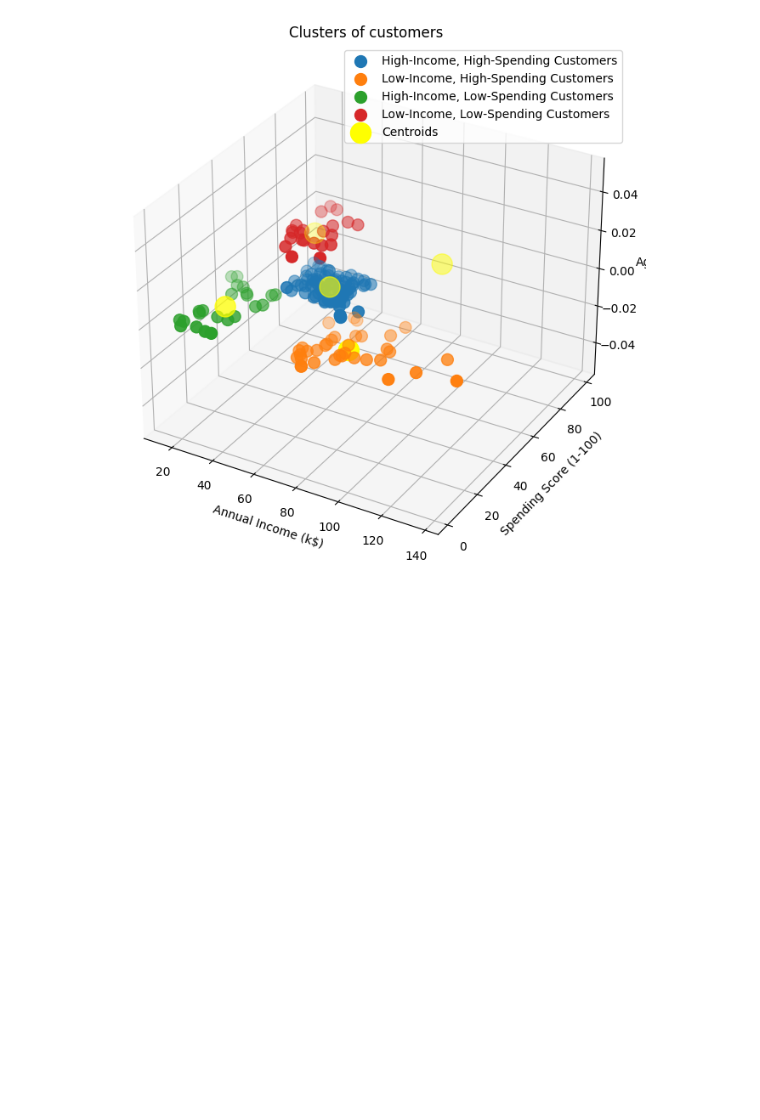
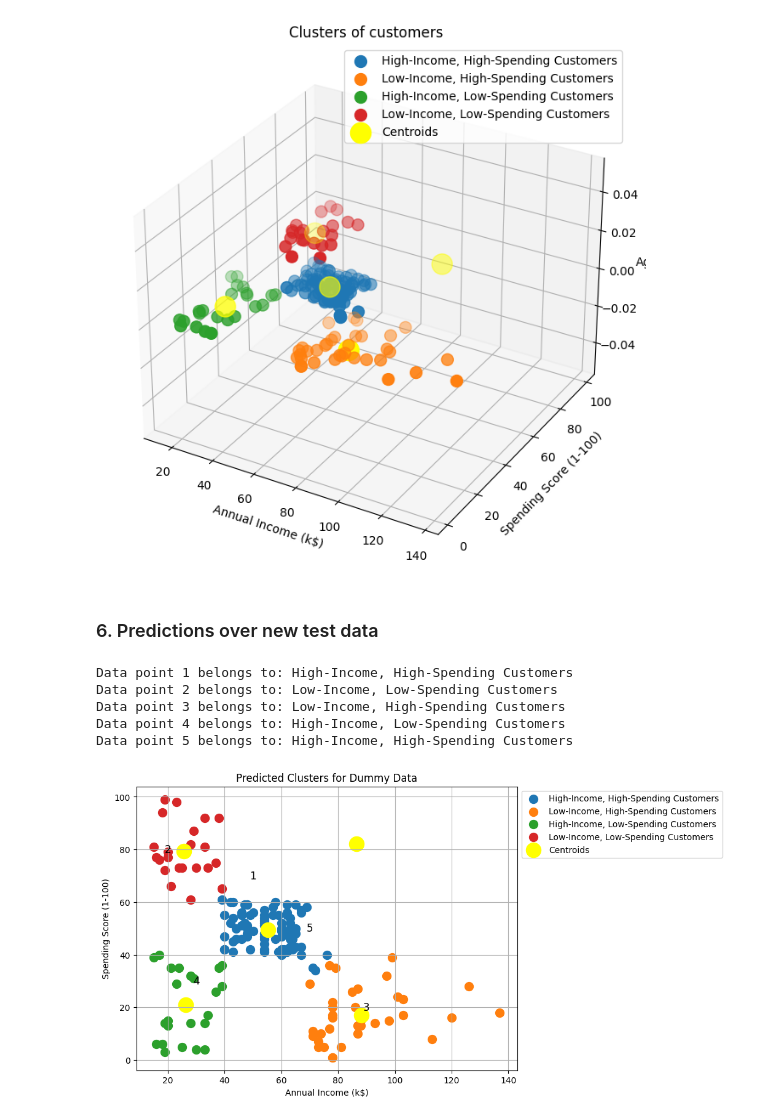
Before and after one commit to syedfaiqueali/CT-562-Machine-Learning, a Jupyter notebook: week-3-kmeans-clustering.ipynb, the cells around one changed output. Saved outputs shown, nothing was run; the diff lists cells and outputs as text; code cells hidden in the pictures; blank space fills up the shorter version.

Commit message:
Kaggle Notebook | Week 3 - KMeans Clustering | Version 3

```diff
--- a/week-3-kmeans-clustering.ipynb
+++ b/week-3-kmeans-clustering.ipynb
@@ -125,3 +125,54 @@ plt.legend()
 plt.show()
 # %% [output]
 [figure]
+# %% [markdown]
+### 6. Predictions over new test data
+# %%
+# Generating dummy data
+dummy_data = np.array([[50, 70],   # High-Income, High-Spending Customers
+                       [20, 80],   # Low-Income, High-Spending Customers
+                       [90, 20],   # High-Income, Low-Spending Customers
+                       [30, 30],   # Low-Income, Low-Spending Customers
+                       [70, 50]])  # Unknown data point
+
+# Predicting clusters for dummy data
+dummy_clusters = kmeans.predict(dummy_data)
+
+# Renaming cluster labels for dummy data
+dummy_cluster_labels = ['High-Income, High-Spending Customers',
+                        'Low-Income, High-Spending Customers',
+                        'High-Income, Low-Spending Customers',
+                        'Low-Income, Low-Spending Customers']
+
+# Printing predicted clusters for dummy data
+for i in range(len(dummy_data)):
+    print(f"Data point {i+1} belongs to: {dummy_cluster_labels[dummy_clusters[i]]}")
+# %% [output]
+Data point 1 belongs to: High-Income, High-Spending Customers
+Data point 2 belongs to: Low-Income, Low-Spending Customers
+Data point 3 belongs to: Low-Income, High-Spending Customers
+Data point 4 belongs to: High-Income, Low-Spending Customers
+Data point 5 belongs to: High-Income, High-Spending Customers
+# %%
+# Visualizing predicted clusters for dummy data
+plt.figure(figsize=(8, 6))
+
+# Plotting original clusters
+for i in range(4):
+    plt.scatter(X[y_kmeans == i, 0], X[y_kmeans == i, 1], s=100, label=cluster_labels[i])
+
+# Plotting dummy data with predicted clusters and annotating data points with numbers
+for i in range(len(dummy_data)):
+    plt.scatter(dummy_data[i, 0], dummy_data[i, 1], s=100, marker='', color='black')
+    plt.text(dummy_data[i, 0], dummy_data[i, 1], str(i+1), fontsize=12, ha='center', va='center')
+
+plt.scatter(kmeans.cluster_centers_[:, 0], kmeans.cluster_centers_[:, 1], s=300, c='yellow', label='Centroids')
+
+plt.title('Predicted Clusters for Dummy Data')
+plt.xlabel('Annual Income (k$)')
+plt.ylabel('Spending Score (1-100)')
+plt.legend(loc='upper left', bbox_to_anchor=(1, 1))
+plt.grid(True)
+plt.show()
+# %% [output]
+[figure, added]
```
Also changed, not shown: parts of 2 cells of this notebook.
